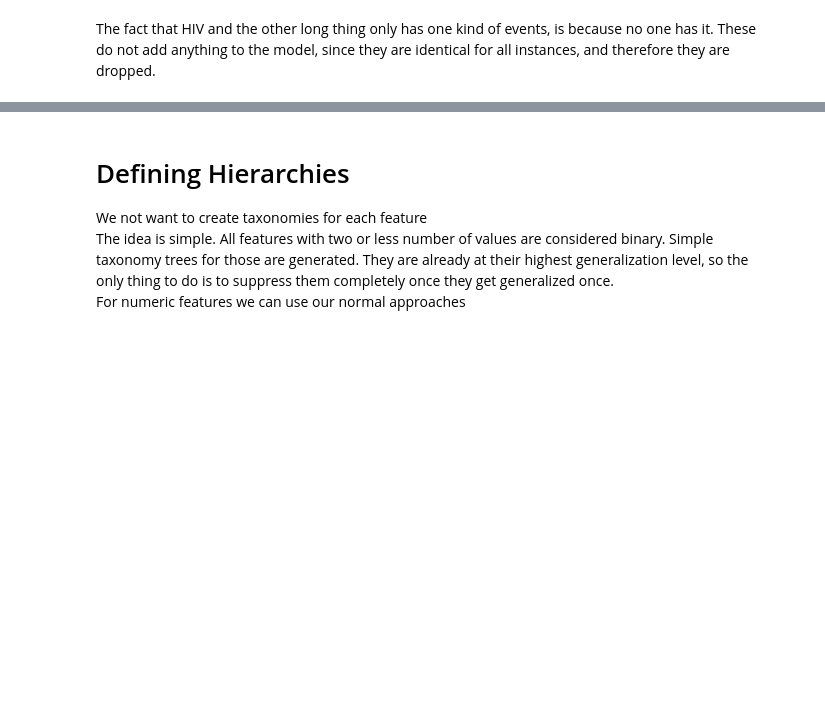
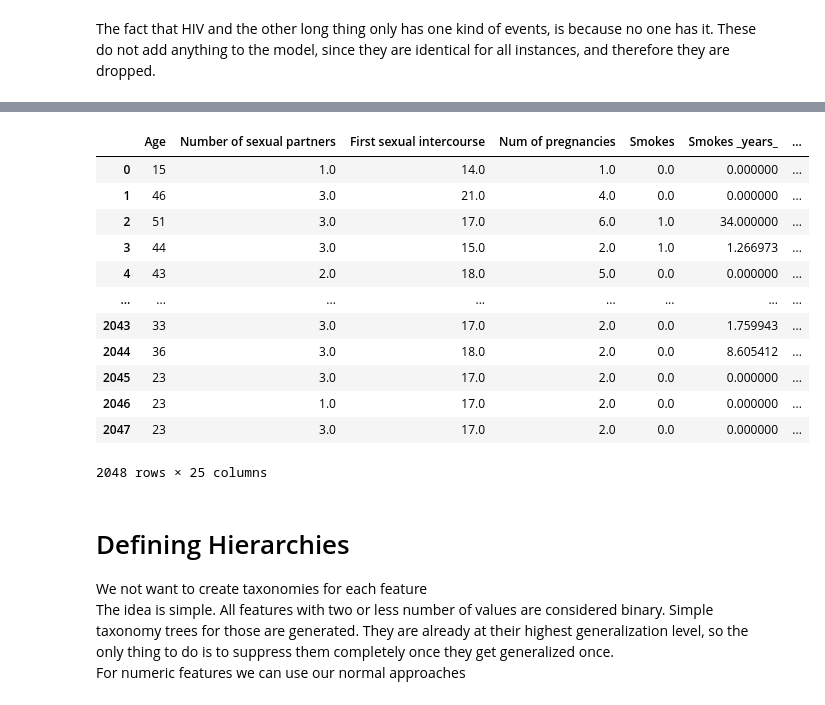
Before and after one commit to Zak9O/Masking-Effects-on-XAI-Techniques, a Jupyter notebook: notebooks/cervical.ipynb, the cells around one changed output, grey strips where cells are left out. Drawn from its saved outputs; the diff is of its cells as text; code cells hidden in the pictures; blank space fills up the shorter version.

```diff
--- a/notebooks/cervical.ipynb
+++ b/notebooks/cervical.ipynb
@@ -185,0 +205,29 @@ We want to oversample the minority classes such. If we do not do that, the model
+# %%
+# Try to undersample majority instances
+majority = df[df["disease"] == 0]
+indices_to_drop = majority.sample(n=500, random_state=42).index
+
+df.drop(indices_to_drop, axis=0, inplace=True)
+# This seemed to imporove the accuracy by a LOT. The resulting accuracy increase as more is generalized,
+# but that might be because of the curse of high dimensionality.
+# %%
+# We undersample majority class and union most infrequent classes so all classes has >12 elements
+class_mapping = {
+    # New Class 100:
+    3: 100,
+    8: 100,
+    6: 100,
+    14: 100,
+    1: 100,
+    # New Class 200:
+    12: 200,
+    15: 200,
+}
+df["disease"] = df["disease"].replace(class_mapping)
+
+le = LabelEncoder()
+
+df["disease"] = le.fit_transform(df["disease"])
+
+for i, class_label in enumerate(le.classes_):
+    print(f"Original: {class_label} -> Encoded: {i}")
@@ -186,9 +265,35 @@ We want to oversample the minority classes such. If we do not do that, the model
+# %%
+cat_i = [i for i in range(len(df.columns) - 1)]
+cat_i.remove(0)
+cat_i.remove(5)
+cat_i.remove(6)
+cat_i.remove(8)
+# cat_i
 # %%
 X = df.drop("disease", axis=1)
 y = df["disease"]
-X_resampled, y_resampled = RandomOverSampler(random_state=0).fit_resample(X, y)
+X_resampled, y_resampled = SMOTENC(
+    random_state=0, categorical_features=cat_i
+).fit_resample(X, y)
+# X_resampled, y_resampled = SMOTE(random_state=0).fit_resample(X, y)
 y_resampled.name = "disease"
-# df = pd.concat([X_resampled, y_resampled], axis=1)
+df = pd.concat([X_resampled, y_resampled], axis=1)
+# %%
+df
+# %% [output]
+|  | Age | Number of sexual partners | First sexual intercourse | Num of pregnancies | Smokes | Smokes _years_ | ... |
+| 0 | 15 | 1.0 | 14.0 | 1.0 | 0.0 | 0.000000 | ... |
+| 1 | 46 | 3.0 | 21.0 | 4.0 | 0.0 | 0.000000 | ... |
+| 2 | 51 | 3.0 | 17.0 | 6.0 | 1.0 | 34.000000 | ... |
+| 3 | 44 | 3.0 | 15.0 | 2.0 | 1.0 | 1.266973 | ... |
+| 4 | 43 | 2.0 | 18.0 | 5.0 | 0.0 | 0.000000 | ... |
+| ... | ... | ... | ... | ... | ... | ... | ... |
+| 2043 | 33 | 3.0 | 17.0 | 2.0 | 0.0 | 1.759943 | ... |
+| 2044 | 36 | 3.0 | 18.0 | 2.0 | 0.0 | 8.605412 | ... |
+| 2045 | 23 | 3.0 | 17.0 | 2.0 | 0.0 | 0.000000 | ... |
+| 2046 | 23 | 1.0 | 17.0 | 2.0 | 0.0 | 0.000000 | ... |
+| 2047 | 23 | 3.0 | 17.0 | 2.0 | 0.0 | 0.000000 | ... |
+2048 rows × 25 columns
 # %% [markdown]
 # Defining Hierarchies
 We not want to create taxonomies for each feature
```
Also changed, not shown: parts of 28 cells of this notebook, 12 other files.
